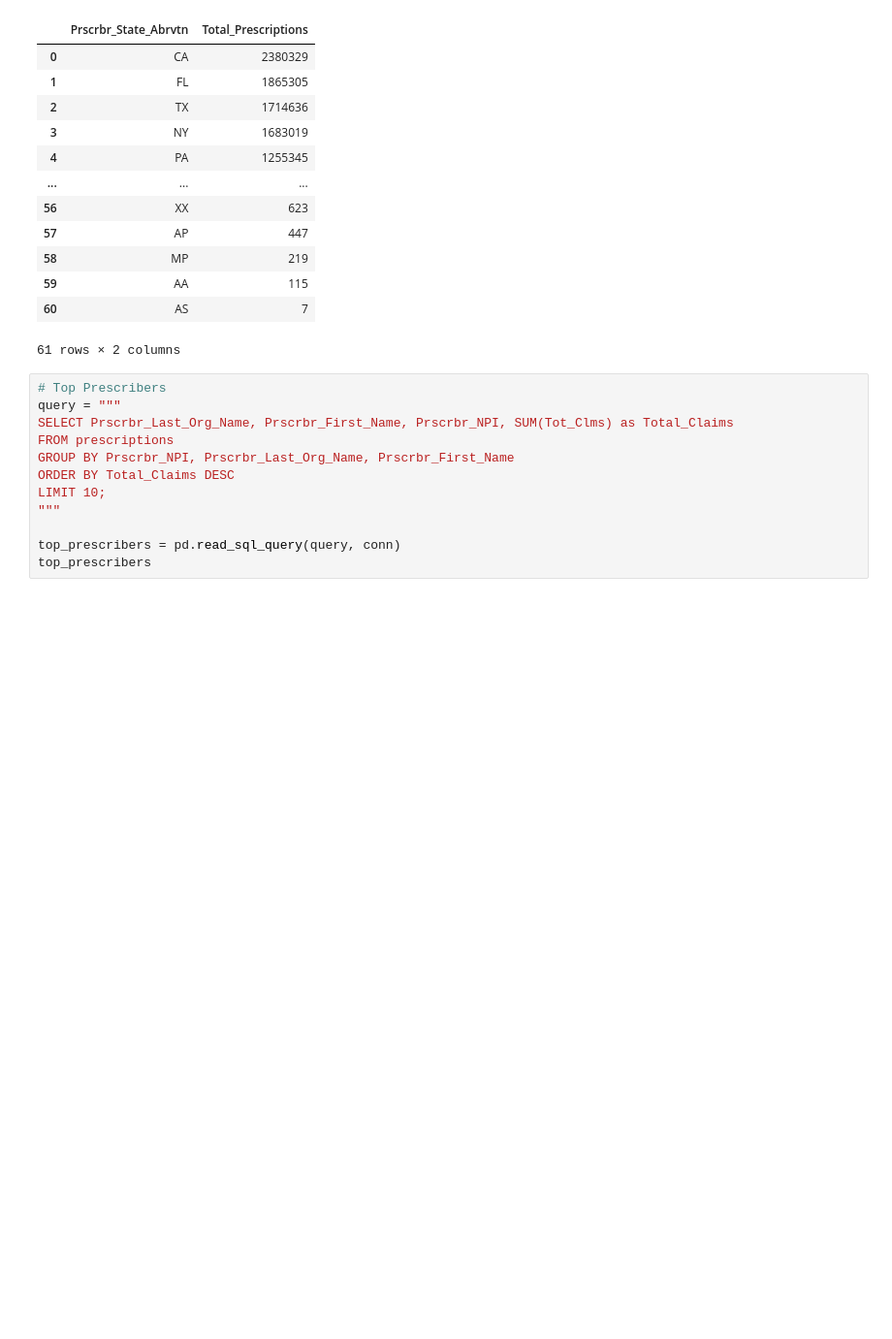
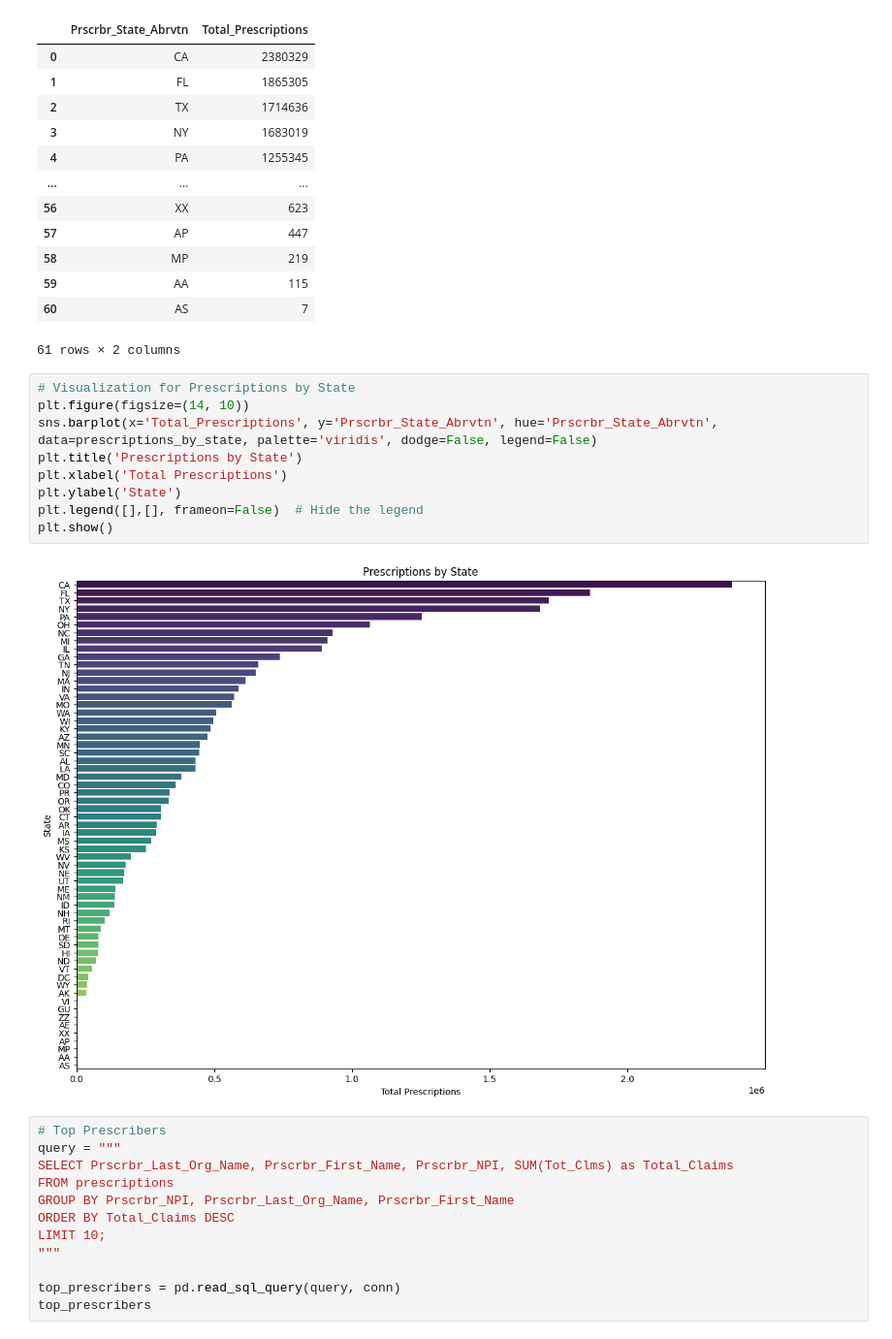
Before and after one commit to dillon-shearer/portfolio, a Jupyter notebook: prescription_Drugs_SQL/scripts/4_prescriptions_EDA.ipynb, the cells around one changed output. Shown: that part at 97% size. Drawn from its saved outputs; the diff is of its cells as text; blank space fills up the shorter version.

```diff
--- a/prescription_Drugs_SQL/scripts/4_prescriptions_EDA.ipynb
+++ b/prescription_Drugs_SQL/scripts/4_prescriptions_EDA.ipynb
@@ -82,6 +99,17 @@ prescriptions_by_state
 | 59 | AA | 115 |
 | 60 | AS | 7 |
 61 rows × 2 columns
+# %%
+# Visualization for Prescriptions by State
+plt.figure(figsize=(14, 10))
+sns.barplot(x='Total_Prescriptions', y='Prscrbr_State_Abrvtn', hue='Prscrbr_State_Abrvtn', data=prescriptions_by_state, palette='viridis', dodge=False, legend=False)
+plt.title('Prescriptions by State')
+plt.xlabel('Total Prescriptions')
+plt.ylabel('State')
+plt.legend([],[], frameon=False)  # Hide the legend
+plt.show()
+# %% [output]
+[figure, added]
 # %%
 # Top Prescribers
 query = """
```
Also changed, not shown: parts of 9 cells of this notebook.
